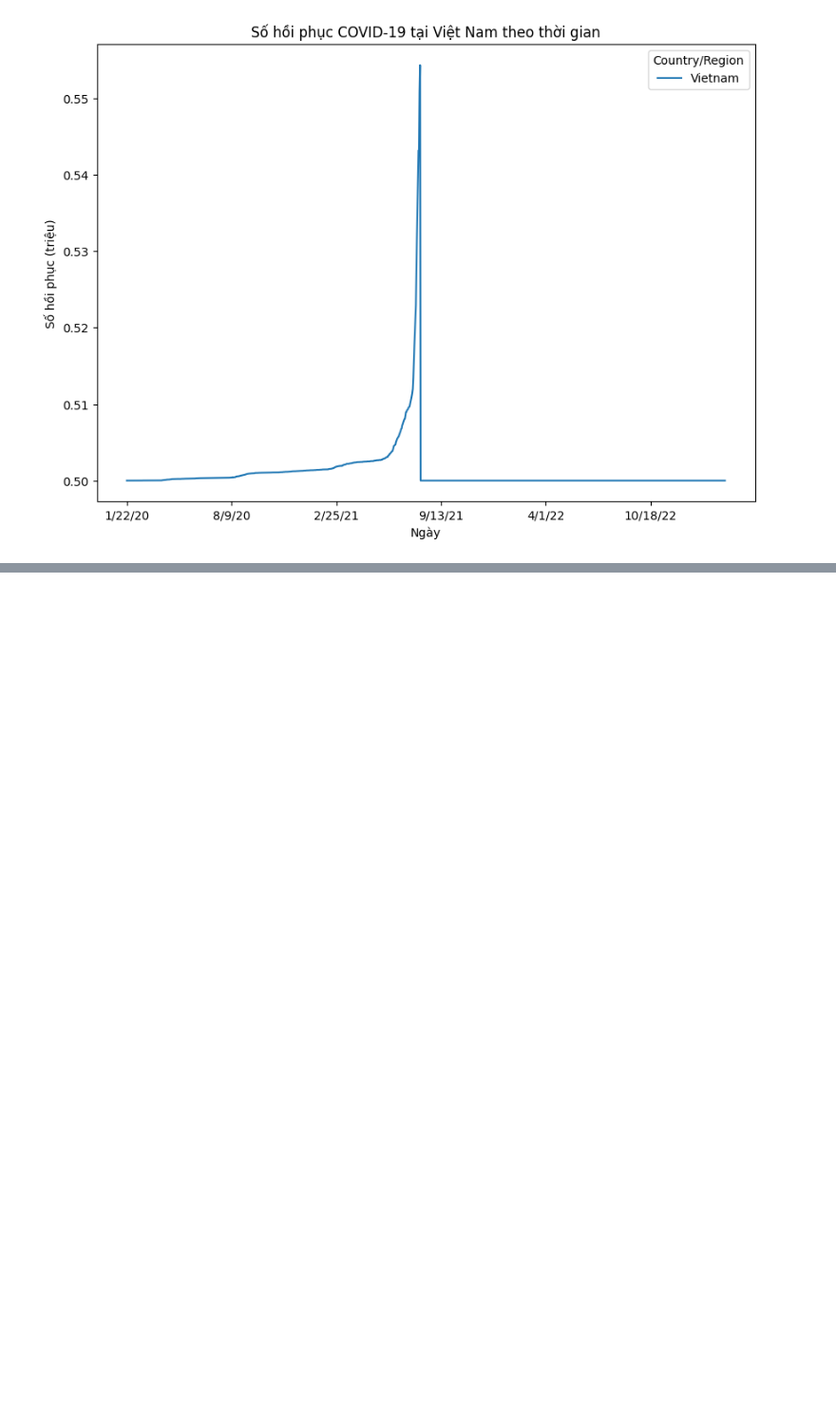
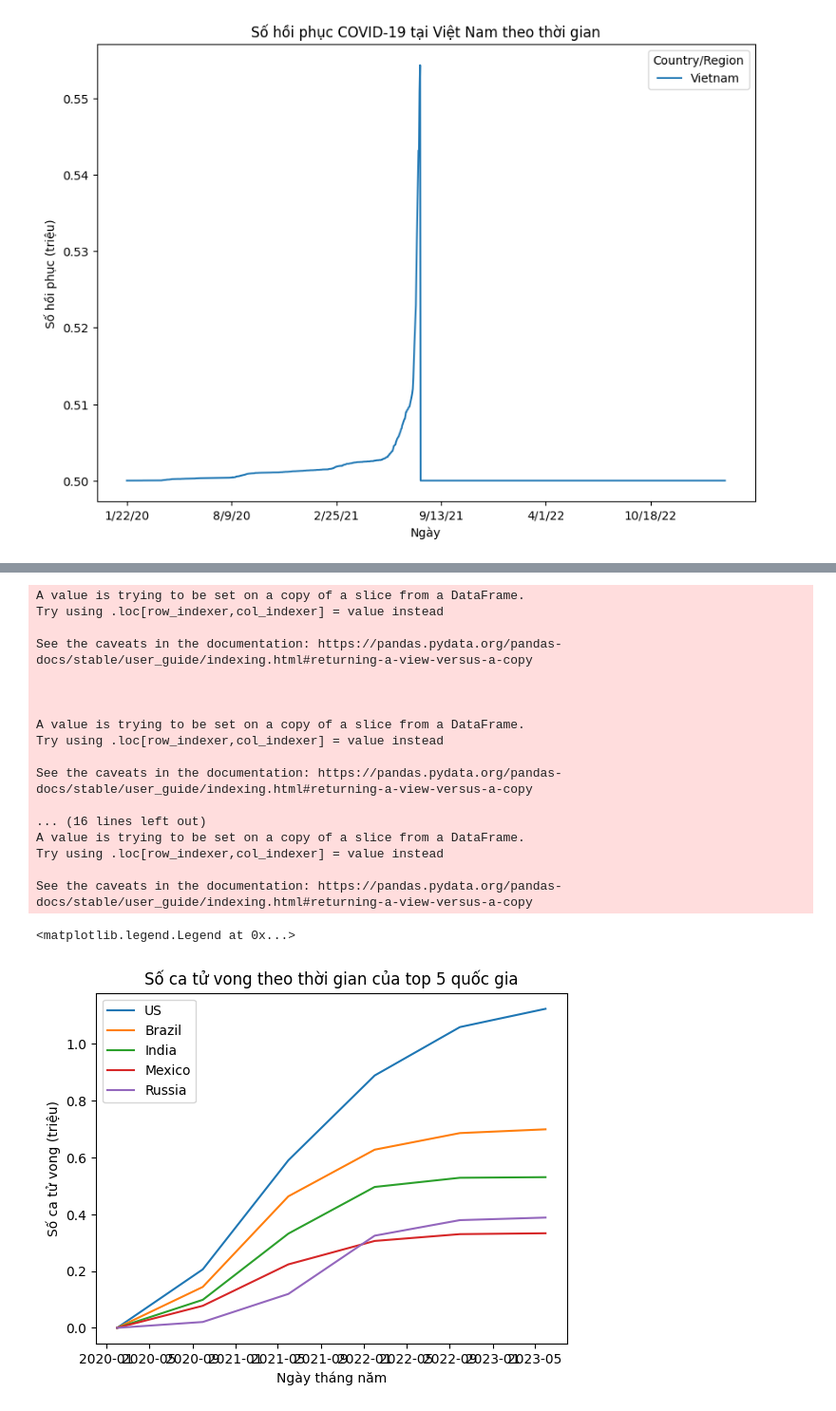
Before and after one commit to TANGTHEMANH/phan_tich_du_lieu, a Jupyter notebook: coronavirus_analytics.ipynb, the cells around one changed output, grey strips where cells are left out. Shown at 95% size. Saved outputs shown, nothing was run; the diff lists cells and outputs as text; code cells hidden in the pictures; blank space fills up the shorter version.

```diff
--- a/coronavirus_analytics.ipynb
+++ b/coronavirus_analytics.ipynb
@@ -688,0 +874,54 @@ plt.show()
+# %%
+# Group dữ liệu theo quốc gia và tính tổng số ca tử vong
+deaths_by_country = df_merged.groupby('Country/Region')['Deaths'].sum()
+
+# Sắp xếp theo thứ tự giảm dần và lấy top 5 quốc gia
+top5_deaths = deaths_by_country.sort_values(ascending=False).head(5)
+
+# Lọc dữ liệu của top 5 quốc gia
+top5_data = df_merged[df_merged['Country/Region'].isin(top5_deaths.index)]
+
+# Group dữ liệu củatop 5 quốc gia và tính tổng số ca tử vong theo ngày
+deaths_by_date = top5_data.groupby('Date')['Deaths'].sum()
+
+# Chuyển đổi đơn vị tính số ca tử vong từ số lượng sang triệu
+deaths_by_date = deaths_by_date / 1000000
+
+# Tạo đối tượng Figure và Axes của biểu đồ
+fig, ax = plt.subplots()
+
+# Vẽ biểu đồ đường line cho mỗi quốc gia
+for country in top5_deaths.index:
+    country_data = top5_data[top5_data['Country/Region'] == country]
+    country_data['Date'] = pd.to_datetime(country_data['Date'])
+    country_data = country_data.set_index('Date')
+    country_data = country_data.resample('8M').last()
+    ax.plot(country_data.index, country_data['Deaths'] / 1000000, label=country)
+
+# Đặt tiêu đề và nhãn cho biểu đồ
+ax.set_title('Số ca tử vong theo thời gian của top 5 quốc gia')
+ax.set_xlabel('Ngày tháng năm')
+ax.set_ylabel('Số ca tử vong (triệu)')
+ax.legend()
+
+# Hiển thị biểu đồplt.show()
+# %% [output]
+A value is trying to be set on a copy of a slice from a DataFrame.
+Try using .loc[row_indexer,col_indexer] = value instead
+
+See the caveats in the documentation: https://pandas.pydata.org/pandas-docs/stable/user_guide/indexing.html#returning-a-view-versus-a-copy
+
+
+
+A value is trying to be set on a copy of a slice from a DataFrame.
+Try using .loc[row_indexer,col_indexer] = value instead
+
+See the caveats in the documentation: https://pandas.pydata.org/pandas-docs/stable/user_guide/indexing.html#returning-a-view-versus-a-copy
+
+... (16 lines left out)
+A value is trying to be set on a copy of a slice from a DataFrame.
+Try using .loc[row_indexer,col_indexer] = value instead
+
+See the caveats in the documentation: https://pandas.pydata.org/pandas-docs/stable/user_guide/indexing.html#returning-a-view-versus-a-copy
+<matplotlib.legend.Legend at 0x...>
+[figure, added]
```
Also changed, not shown: parts of 14 cells of this notebook.
